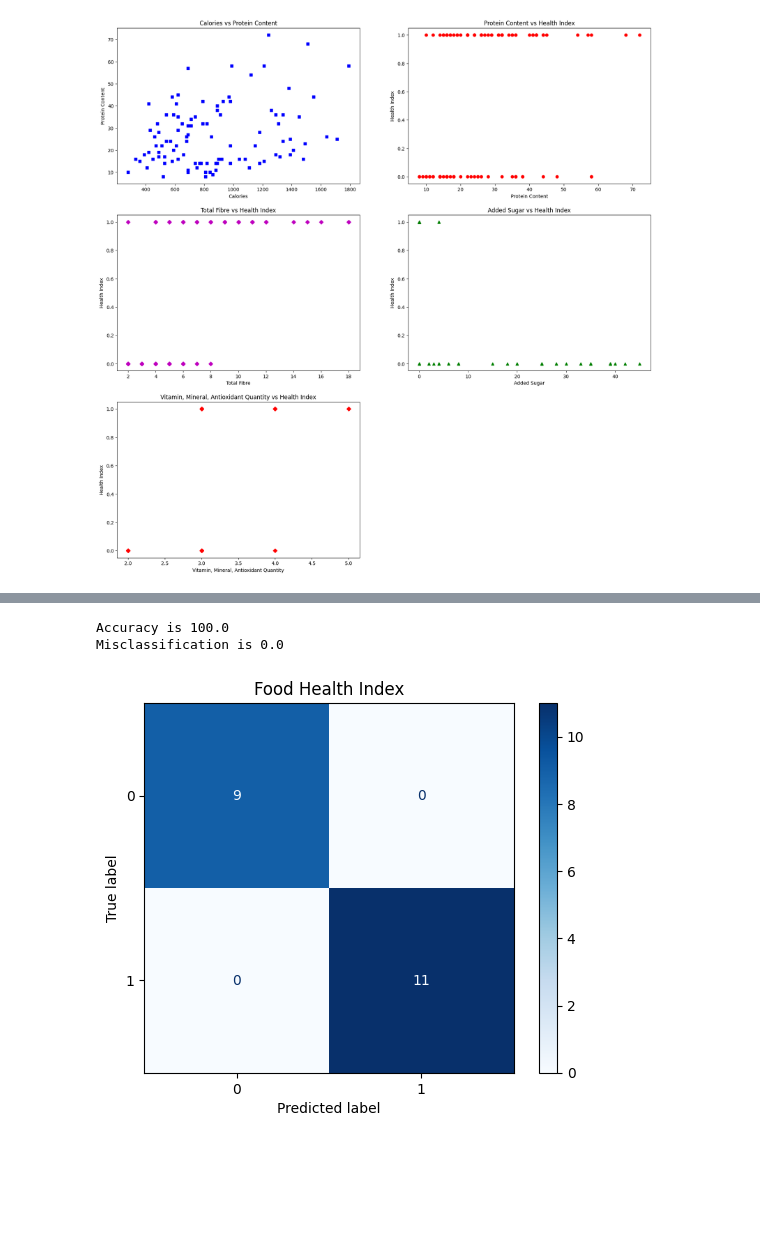
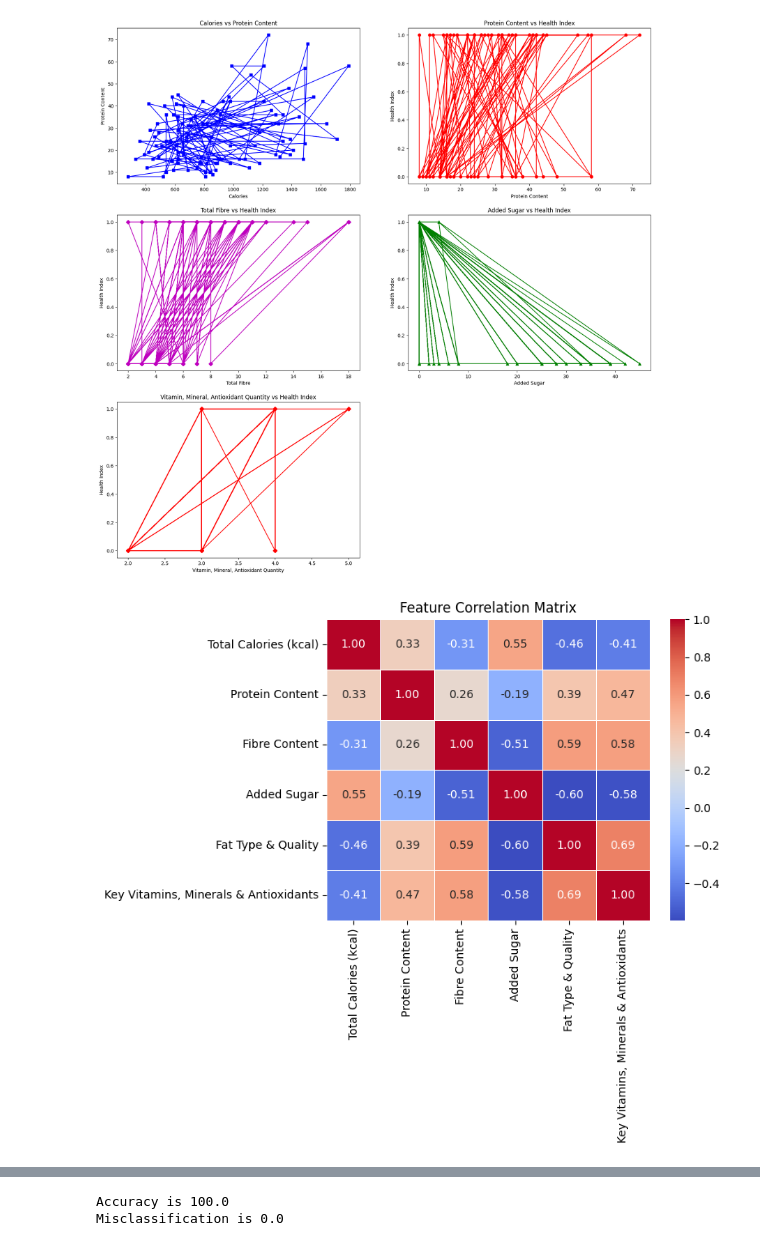
Before and after one commit to Adityapandey3112/health_index_ai, a Jupyter notebook: Untitled6.ipynb, the cells around one changed output, grey strips where cells are left out. Drawn from its saved outputs; the diff is of its cells as text; code cells hidden in the pictures; blank space fills up the shorter version.

```diff
--- a/Untitled6.ipynb
+++ b/Untitled6.ipynb
@@ -8,6 +8,8 @@ import pandas as pd
 dataset = pd.read_csv('food1.csv')
 x = dataset.iloc[:, 2:8]
 y = dataset.iloc[:, -1].map({'Healthy': 1, 'Unhealthy': 0})
+dataset = dataset.replace(to_replace = 'n/a', value = np.nan)
+dataset = dataset.ffill()
 a = dataset['Total Calories (kcal)'].values
 b = dataset['Protein Content'].values
 c = dataset['Fibre Content'].values
@@ -19,45 +21,56 @@ sub2 = plt.subplot(3, 2, 2)
 sub3 = plt.subplot(3, 2, 3)
 sub4 = plt.subplot(3, 2, 4)
 sub5 = plt.subplot(3, 2, 5)
-sub1.plot(a, b, 'sb')
+sub1.plot(a, b, 'sb-')
 sub1.set_title('Calories vs Protein Content')
 sub1.set_xlabel('Calories')
 sub1.set_ylabel('Protein Content')
-sub2.plot(b, y, 'or')
+sub2.plot(b, y, 'or-')
 sub2.set_title('Protein Content vs Health Index')
 sub2.set_xlabel('Protein Content')
 sub2.set_ylabel('Health Index')
-sub3.plot(c, y,  'Dm')
+sub3.plot(c, y,  'Dm-')
 sub3.set_title('Total Fibre vs Health Index')
 sub3.set_xlabel('Total Fibre')
 sub3.set_ylabel('Health Index')
-sub4.plot(d, y, 'g^')
+sub4.plot(d, y, 'g^-')
 sub4.set_title('Added Sugar vs Health Index')
 sub4.set_xlabel('Added Sugar')
 sub4.set_ylabel('Health Index')
-sub5.plot(e, y, 'Dr')
+sub5.plot(e, y, 'Dr-')
 sub5.set_title('Vitamin, Mineral, Antioxidant Quantity vs Health Index')
 sub5.set_xlabel('Vitamin, Mineral, Antioxidant Quantity')
 sub5.set_ylabel('Health Index')
+plt.show()
+import seaborn as sns
+corr = dataset.iloc[:, 2:8].corr()
+sns.heatmap(corr, annot = True, cmap='coolwarm', fmt=".2f", linewidths=0.5)
+plt.title("Feature Correlation Matrix")
+plt.show()
+plot_df = dataset.copy()
+plot_df['Health_Status'] = y.map({1: 'Healthy', 0: 'Unhealthy'})
+
+sns.pairplot(plot_df, hue='Health_Status', vars=['Total Calories (kcal)', 'Protein Content', 'Fibre Content', 'Added Sugar', 'Key Vitamins, Minerals & Antioxidants'], palette='Set1')
 plt.show()
 from sklearn.preprocessing import StandardScaler
 sc = StandardScaler()
 X = sc.fit_transform(x)
 from sklearn.model_selection import train_test_split
 X_train, X_test, y_train, y_test = train_test_split(X, y, test_size = 0.2, random_state = 21)
 from sklearn.ensemble import RandomForestClassifier
 classifier = RandomForestClassifier(n_estimators = 5, criterion = 'gini', random_state = 21)
 classifier.fit(X_train, y_train)
 y_pred = classifier.predict(X_test)
 from sklearn.metrics import accuracy_score, confusion_matrix, ConfusionMatrixDisplay, classification_report
 acc = accuracy_score(y_test, y_pred)
 print(f"Accuracy is {round(acc*100, 2)}")
 print(f"Misclassification is {round((1-acc)*100, 2)}")
 cm = confusion_matrix(y_test, y_pred)
 import matplotlib.pyplot as plt
 disp = ConfusionMatrixDisplay(confusion_matrix = cm, display_labels = y_test.unique())
 disp.plot(cmap = plt.cm.Blues)
 plt.title("Food Health Index")
 plt.show()
 # %% [output]
-[figure, old version]
+[figure, new version]
+[figure, new version]
@@ -64,3 +78,2 @@ plt.show()
 Accuracy is 100.0
 Misclassification is 0.0
-[figure, old version]
```
Also changed, not shown: parts of 1 cell of this notebook.
